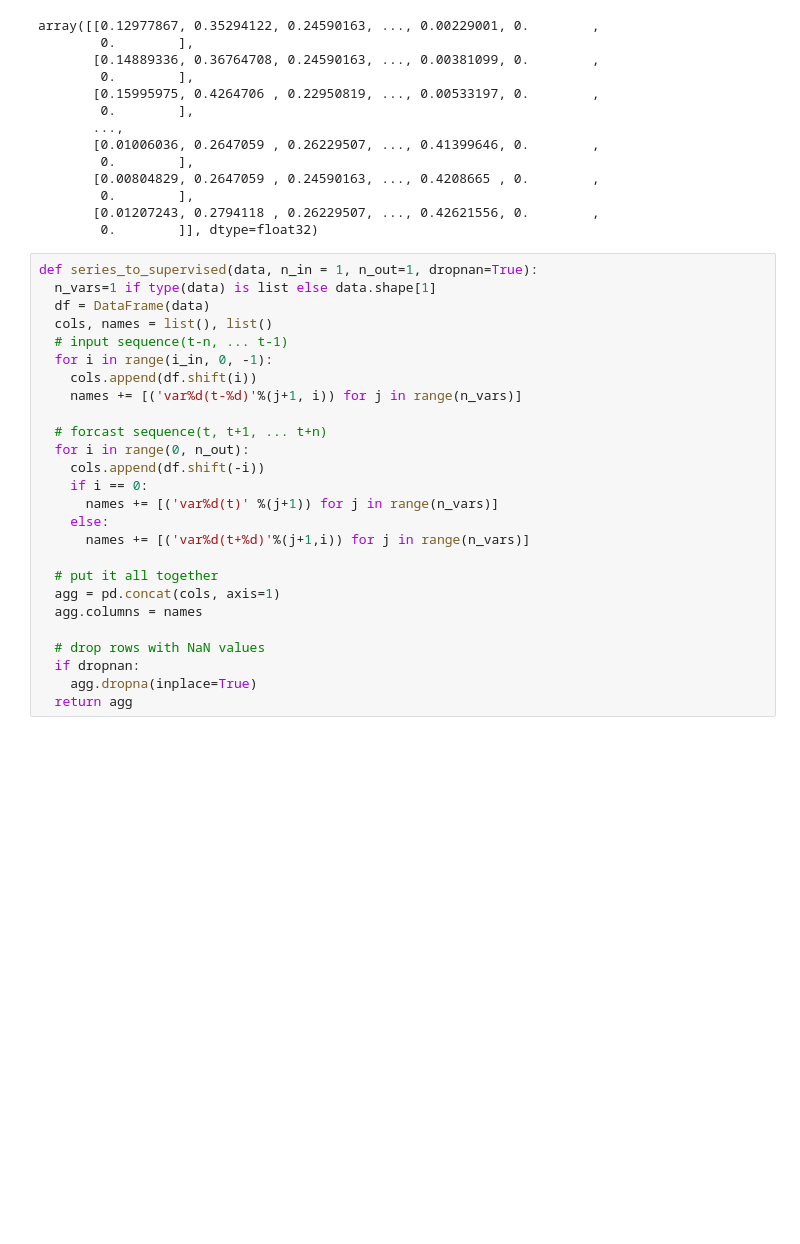
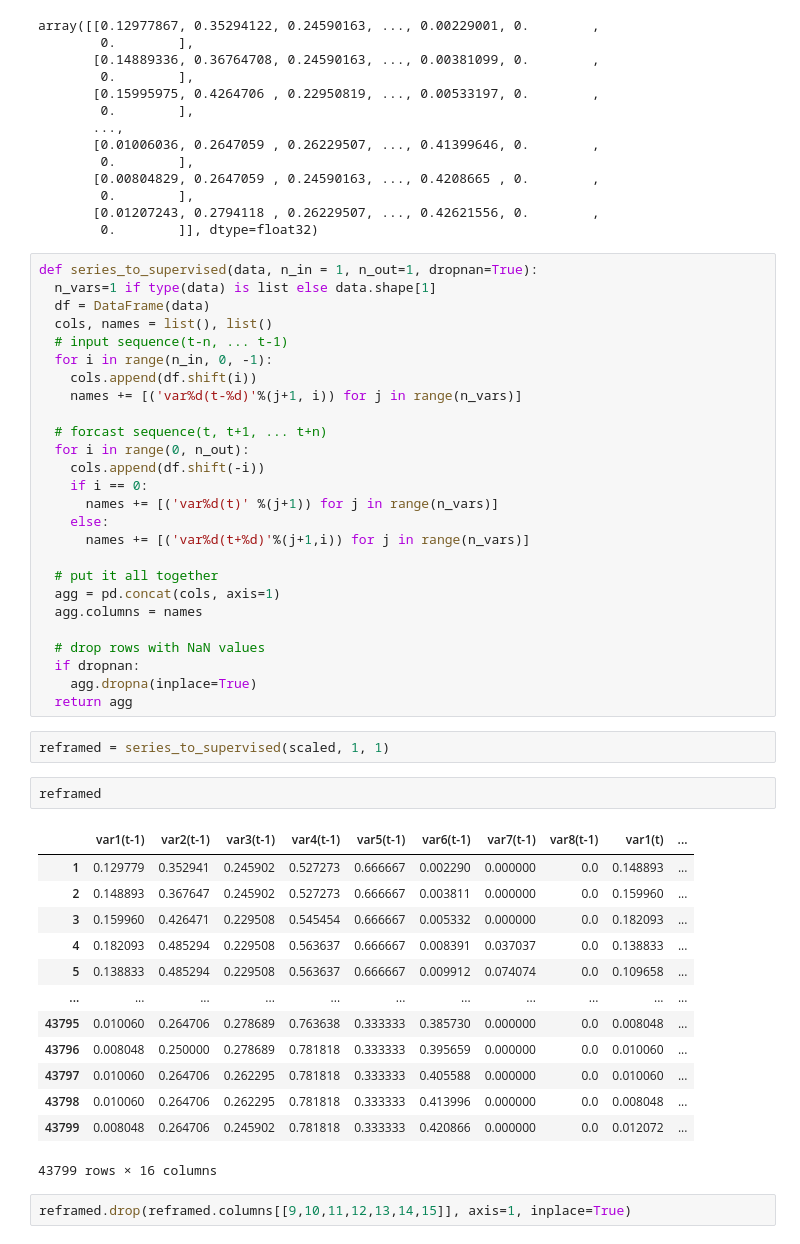
Before and after one commit to YMGYM/google_colab_files, a Jupyter notebook: multivariable_lstm_practice.ipynb, the cells around one changed output. Cells and saved outputs as stored; diff of their text form; blank space fills up the shorter version.

Commit message:
reframe

```diff
--- a/multivariable_lstm_practice.ipynb
+++ b/multivariable_lstm_practice.ipynb
@@ -171,7 +171,7 @@ def series_to_supervised(data, n_in = 1, n_out=1, dropnan=True):
   df = DataFrame(data)
   cols, names = list(), list()
   # input sequence(t-n, ... t-1)
-  for i in range(i_in, 0, -1):
+  for i in range(n_in, 0, -1):
     cols.append(df.shift(i))
     names += [('var%d(t-%d)'%(j+1, i)) for j in range(n_vars)]
 
@@ -191,3 +191,23 @@ def series_to_supervised(data, n_in = 1, n_out=1, dropnan=True):
   if dropnan:
     agg.dropna(inplace=True)
   return agg
+# %%
+reframed = series_to_supervised(scaled, 1, 1)
+# %%
+reframed
+# %% [output]
+|  | var1(t-1) | var2(t-1) | var3(t-1) | var4(t-1) | var5(t-1) | var6(t-1) | var7(t-1) | var8(t-1) | var1(t) | ... |
+| 1 | 0.129779 | 0.352941 | 0.245902 | 0.527273 | 0.666667 | 0.002290 | 0.000000 | 0.0 | 0.148893 | ... |
+| 2 | 0.148893 | 0.367647 | 0.245902 | 0.527273 | 0.666667 | 0.003811 | 0.000000 | 0.0 | 0.159960 | ... |
+| 3 | 0.159960 | 0.426471 | 0.229508 | 0.545454 | 0.666667 | 0.005332 | 0.000000 | 0.0 | 0.182093 | ... |
+| 4 | 0.182093 | 0.485294 | 0.229508 | 0.563637 | 0.666667 | 0.008391 | 0.037037 | 0.0 | 0.138833 | ... |
+| 5 | 0.138833 | 0.485294 | 0.229508 | 0.563637 | 0.666667 | 0.009912 | 0.074074 | 0.0 | 0.109658 | ... |
+| ... | ... | ... | ... | ... | ... | ... | ... | ... | ... | ... |
+| 43795 | 0.010060 | 0.264706 | 0.278689 | 0.763638 | 0.333333 | 0.385730 | 0.000000 | 0.0 | 0.008048 | ... |
+| 43796 | 0.008048 | 0.250000 | 0.278689 | 0.781818 | 0.333333 | 0.395659 | 0.000000 | 0.0 | 0.010060 | ... |
+| 43797 | 0.010060 | 0.264706 | 0.262295 | 0.781818 | 0.333333 | 0.405588 | 0.000000 | 0.0 | 0.010060 | ... |
+| 43798 | 0.010060 | 0.264706 | 0.262295 | 0.781818 | 0.333333 | 0.413996 | 0.000000 | 0.0 | 0.008048 | ... |
+| 43799 | 0.008048 | 0.264706 | 0.245902 | 0.781818 | 0.333333 | 0.420866 | 0.000000 | 0.0 | 0.012072 | ... |
+43799 rows × 16 columns
+# %%
+reframed.drop(reframed.columns[[9,10,11,12,13,14,15]], axis=1, inplace=True)
```
Also changed, not shown: parts of 1 cell of this notebook.
